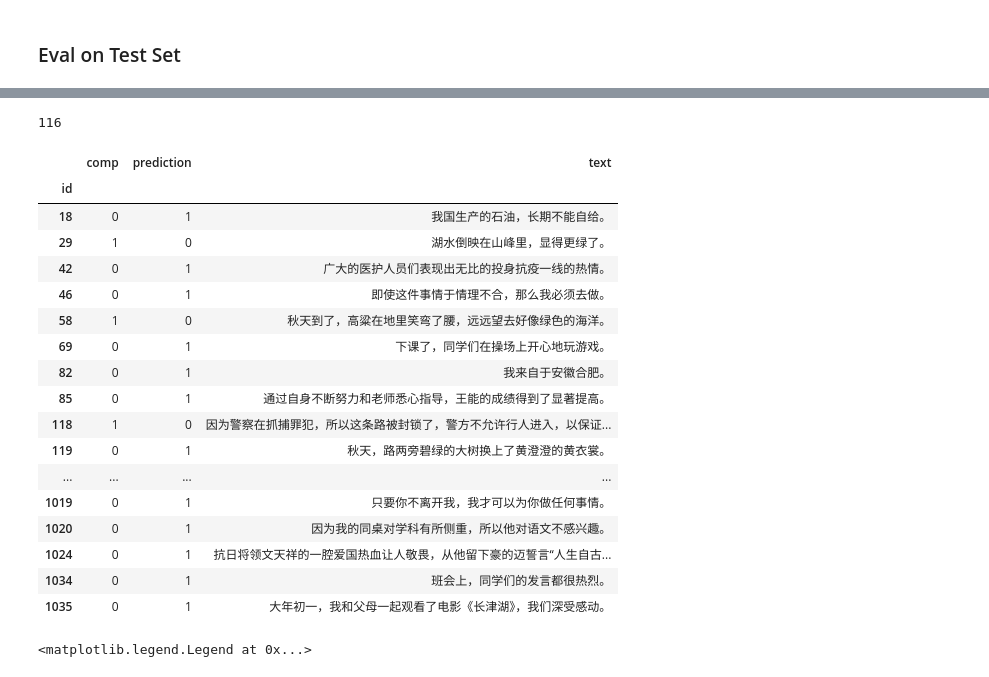
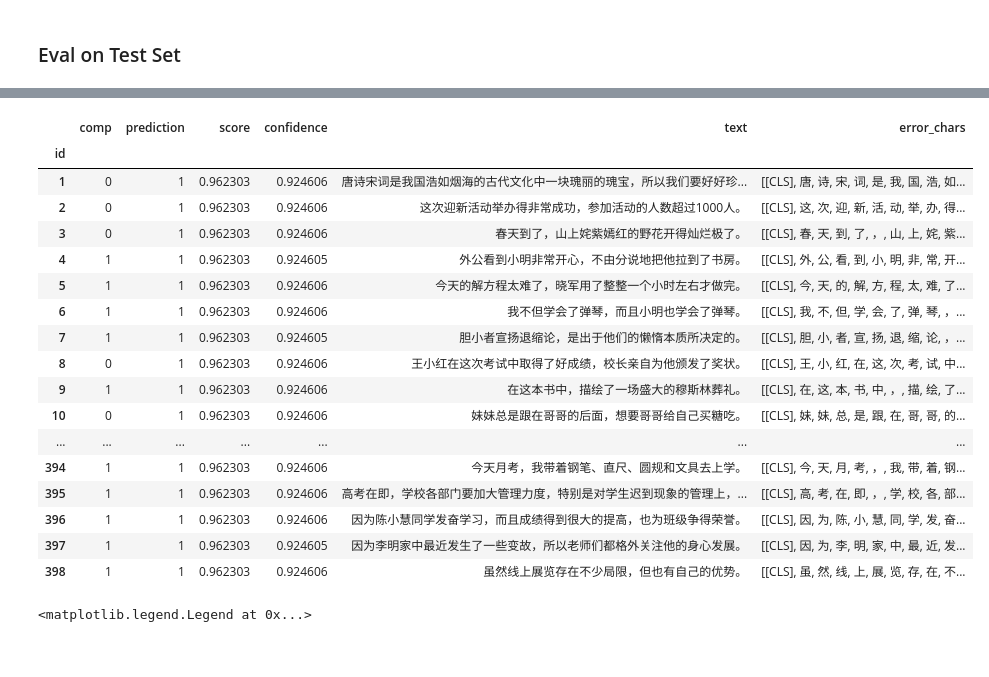
Before and after one commit to holajoa/chinese-grammar-error-detection, a Jupyter notebook: notebooks/predict.ipynb, the cells around one changed output, grey strips where cells are left out. Saved outputs shown, nothing was run; the diff lists cells and outputs as text; code cells hidden in the pictures.

```diff
--- a/notebooks/predict.ipynb
+++ b/notebooks/predict.ipynb
@@ -236,36 +276,25 @@ with pd.option_context('display.max_rows', None, 'display.max_columns', None):
-# %%
-data = test_df.copy(deep=True)
-data['comp'] = pd.read_csv('../submissions/submission-v3-0.75624.csv', delimiter='\t').set_index('id').label
-data['prediction'] = prediction
-# pred_df = pd.read_csv('../submissions-aug/submission.csv', delimiter='\t')
-# pred_df['id'] = range(1, 1+len(pred_df))
-# pred_df.set_index('id', inplace=True)
-# data['prediction'] = pred_df.label
-
-data = data[['comp', 'prediction', 'text']]
-print(len(data[data.comp != data.prediction]))
-with pd.option_context('display.max_rows', None, 'display.max_columns', None):
-    display(data[data.comp != data.prediction])
-# %% [output]
-116
-|  | comp | prediction | text |
-| id |  |  |  |
-| 18 | 0 | 1 | 我国生产的石油，长期不能自给。 |
-| 29 | 1 | 0 | 湖水倒映在山峰里，显得更绿了。 |
-| 42 | 0 | 1 | 广大的医护人员们表现出无比的投身抗疫一线的热情。 |
-| 46 | 0 | 1 | 即使这件事情于情理不合，那么我必须去做。 |
-| 58 | 1 | 0 | 秋天到了，高粱在地里笑弯了腰，远远望去好像绿色的海洋。 |
-| 69 | 0 | 1 | 下课了，同学们在操场上开心地玩游戏。 |
-| 82 | 0 | 1 | 我来自于安徽合肥。 |
-| 85 | 0 | 1 | 通过自身不断努力和老师悉心指导，王能的成绩得到了显著提高。 |
-| 118 | 1 | 0 | 因为警察在抓捕罪犯，所以这条路被封锁了，警方不允许行人进入，以保证... |
-| 119 | 0 | 1 | 秋天，路两旁碧绿的大树换上了黄澄澄的黄衣裳。 |
-| ... | ... | ... | ... |
-| 1019 | 0 | 1 | 只要你不离开我，我才可以为你做任何事情。 |
-| 1020 | 0 | 1 | 因为我的同桌对学科有所侧重，所以他对语文不感兴趣。 |
-| 1024 | 0 | 1 | 抗日将领文天祥的一腔爱国热血让人敬畏，从他留下豪的迈誓言“人生自古... |
-| 1034 | 0 | 1 | 班会上，同学们的发言都很热烈。 |
-| 1035 | 0 | 1 | 大年初一，我和父母一起观看了电影《长津湖》，我们深受感动。 |
+# %%
+with pd.option_context('display.max_rows', None, 'display.max_columns', None):
+    display(test_data)
+# %% [output]
+|  | comp | prediction | score | confidence | text | error_chars |
+| id |  |  |  |  |  |  |
+| 1 | 0 | 1 | 0.962303 | 0.924606 | 唐诗宋词是我国浩如烟海的古代文化中一块瑰丽的瑰宝，所以我们要好好珍... | [[CLS], 唐, 诗, 宋, 词, 是, 我, 国, 浩, 如... |
+| 2 | 0 | 1 | 0.962303 | 0.924606 | 这次迎新活动举办得非常成功，参加活动的人数超过1000人。 | [[CLS], 这, 次, 迎, 新, 活, 动, 举, 办, 得... |
+| 3 | 0 | 1 | 0.962303 | 0.924606 | 春天到了，山上姹紫嫣红的野花开得灿烂极了。 | [[CLS], 春, 天, 到, 了, ，, 山, 上, 姹, 紫... |
+| 4 | 1 | 1 | 0.962303 | 0.924605 | 外公看到小明非常开心，不由分说地把他拉到了书房。 | [[CLS], 外, 公, 看, 到, 小, 明, 非, 常, 开... |
+| 5 | 1 | 1 | 0.962303 | 0.924606 | 今天的解方程太难了，晓军用了整整一个小时左右才做完。 | [[CLS], 今, 天, 的, 解, 方, 程, 太, 难, 了... |
+| 6 | 1 | 1 | 0.962303 | 0.924606 | 我不但学会了弹琴，而且小明也学会了弹琴。 | [[CLS], 我, 不, 但, 学, 会, 了, 弹, 琴, ，... |
+| 7 | 1 | 1 | 0.962303 | 0.924605 | 胆小者宣扬退缩论，是出于他们的懒惰本质所决定的。 | [[CLS], 胆, 小, 者, 宣, 扬, 退, 缩, 论, ，... |
+| 8 | 0 | 1 | 0.962303 | 0.924606 | 王小红在这次考试中取得了好成绩，校长亲自为他颁发了奖状。 | [[CLS], 王, 小, 红, 在, 这, 次, 考, 试, 中... |
+| 9 | 1 | 1 | 0.962303 | 0.924606 | 在这本书中，描绘了一场盛大的穆斯林葬礼。 | [[CLS], 在, 这, 本, 书, 中, ，, 描, 绘, 了... |
+| 10 | 0 | 1 | 0.962303 | 0.924606 | 妹妹总是跟在哥哥的后面，想要哥哥给自己买糖吃。 | [[CLS], 妹, 妹, 总, 是, 跟, 在, 哥, 哥, 的... |
+| ... | ... | ... | ... | ... | ... | ... |
+| 394 | 1 | 1 | 0.962303 | 0.924606 | 今天月考，我带着钢笔、直尺、圆规和文具去上学。 | [[CLS], 今, 天, 月, 考, ，, 我, 带, 着, 钢... |
+| 395 | 1 | 1 | 0.962303 | 0.924606 | 高考在即，学校各部门要加大管理力度，特别是对学生迟到现象的管理上，... | [[CLS], 高, 考, 在, 即, ，, 学, 校, 各, 部... |
+| 396 | 1 | 1 | 0.962303 | 0.924606 | 因为陈小慧同学发奋学习，而且成绩得到很大的提高，也为班级争得荣誉。 | [[CLS], 因, 为, 陈, 小, 慧, 同, 学, 发, 奋... |
+| 397 | 1 | 1 | 0.962303 | 0.924605 | 因为李明家中最近发生了一些变故，所以老师们都格外关注他的身心发展。 | [[CLS], 因, 为, 李, 明, 家, 中, 最, 近, 发... |
+| 398 | 1 | 1 | 0.962303 | 0.924606 | 虽然线上展览存在不少局限，但也有自己的优势。 | [[CLS], 虽, 然, 线, 上, 展, 览, 存, 在, 不... |
 # %%
 data.confidence.hist()
 plt.vlines(x=data.confidence.mean(), ymin=0, ymax=350, colors='red', label='Avg Confidence')
```
Also changed, not shown: parts of 12 cells of this notebook, 41 other files.
